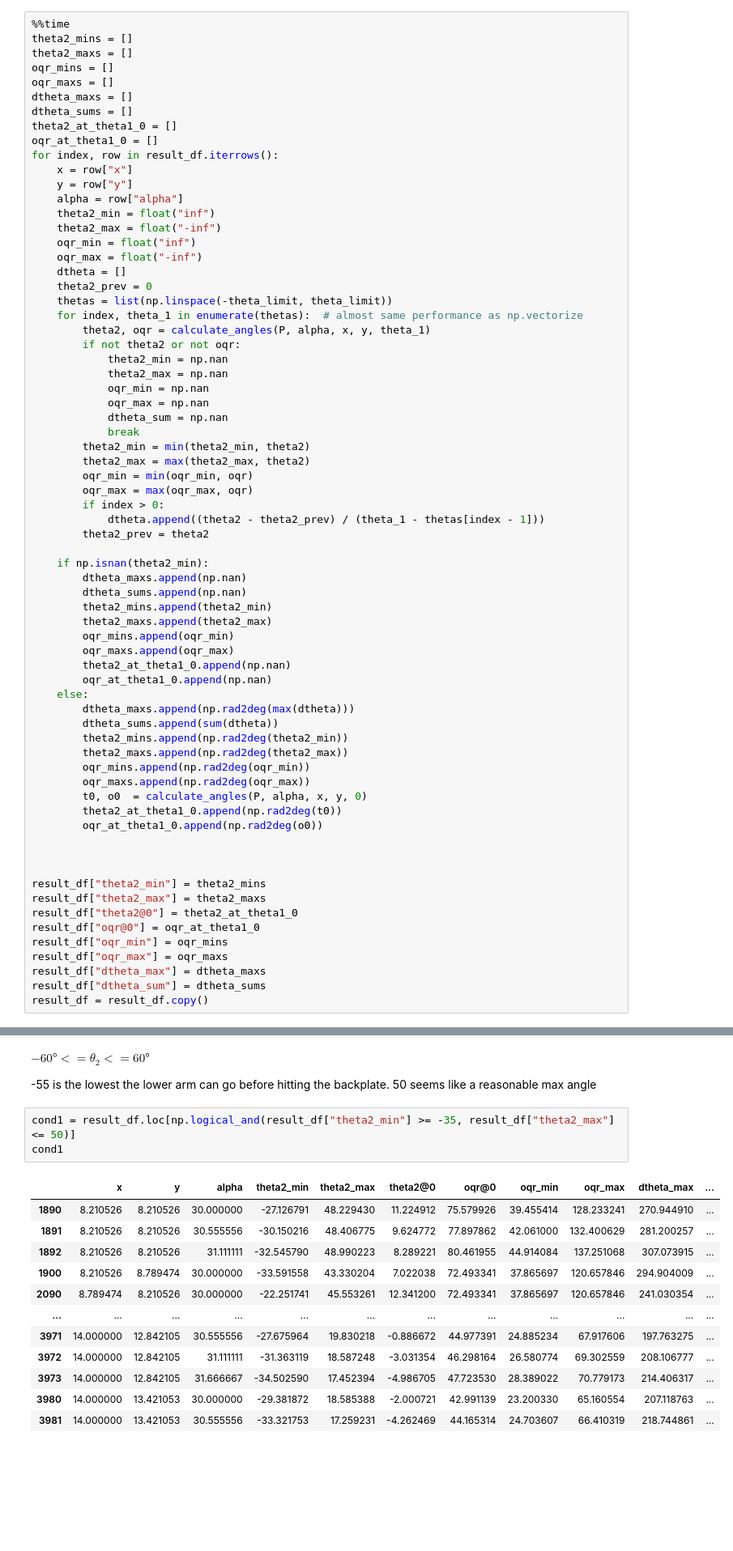
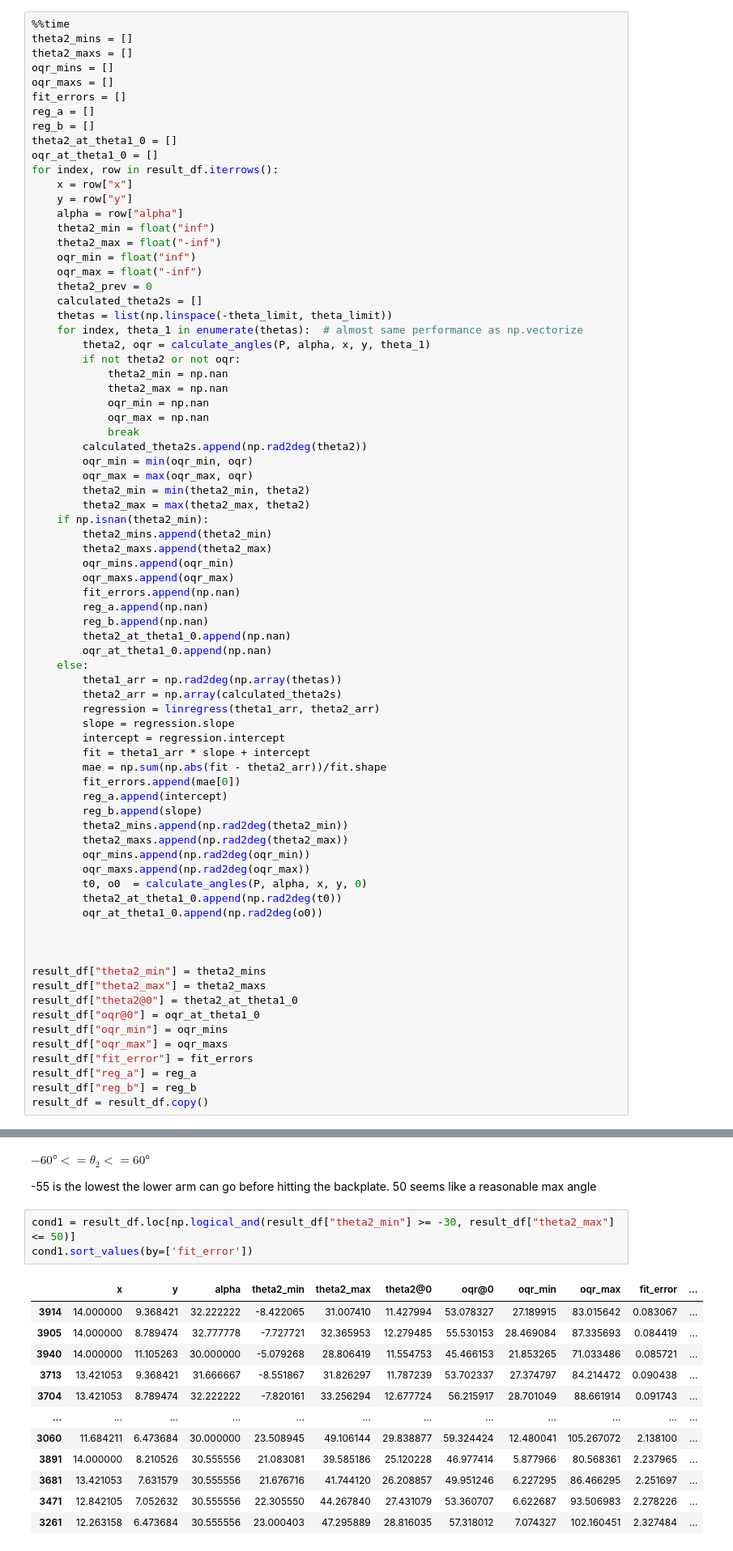
Before and after one commit to Dashadower/SW_IED, a Jupyter notebook: optimal_arm_length.ipynb, the cells around one changed output, grey strips where cells are left out. Shown at 81% size. Cells and saved outputs as stored; diff of their text form; blank space fills up the shorter version.

Commit message:
Use linear regression and MAE to determine linearity

```diff
--- a/optimal_arm_length.ipynb
+++ b/optimal_arm_length.ipynb
@@ -88,8 +89,9 @@ theta2_mins = []
 theta2_maxs = []
 oqr_mins = []
 oqr_maxs = []
-dtheta_maxs = []
-dtheta_sums = []
+fit_errors = []
+reg_a = []
+reg_b = []
 theta2_at_theta1_0 = []
 oqr_at_theta1_0 = []
 for index, row in result_df.iterrows():
@@ -100,8 +102,8 @@ for index, row in result_df.iterrows():
     theta2_max = float("-inf")
     oqr_min = float("inf")
     oqr_max = float("-inf")
-    dtheta = []
     theta2_prev = 0
+    calculated_theta2s = []
     thetas = list(np.linspace(-theta_limit, theta_limit))
     for index, theta_1 in enumerate(thetas):  # almost same performance as np.vectorize
         theta2, oqr = calculate_angles(P, alpha, x, y, theta_1)
@@ -110,28 +112,33 @@ for index, row in result_df.iterrows():
             theta2_max = np.nan
             oqr_min = np.nan
             oqr_max = np.nan
-            dtheta_sum = np.nan
             break
+        calculated_theta2s.append(np.rad2deg(theta2))
+        oqr_min = min(oqr_min, oqr)
+        oqr_max = max(oqr_max, oqr)
         theta2_min = min(theta2_min, theta2)
         theta2_max = max(theta2_max, theta2)
-        oqr_min = min(oqr_min, oqr)
-        oqr_max = max(oqr_max, oqr)
-        if index > 0:
-            dtheta.append((theta2 - theta2_prev) / (theta_1 - thetas[index - 1]))
-        theta2_prev = theta2
-
     if np.isnan(theta2_min):
-        dtheta_maxs.append(np.nan)
-        dtheta_sums.append(np.nan)
         theta2_mins.append(theta2_min)
         theta2_maxs.append(theta2_max)
         oqr_mins.append(oqr_min)
         oqr_maxs.append(oqr_max)
+        fit_errors.append(np.nan)
+        reg_a.append(np.nan)
+        reg_b.append(np.nan)
         theta2_at_theta1_0.append(np.nan)
         oqr_at_theta1_0.append(np.nan)
     else:
-        dtheta_maxs.append(np.rad2deg(max(dtheta)))
-        dtheta_sums.append(sum(dtheta))
+        theta1_arr = np.rad2deg(np.array(thetas))
+        theta2_arr = np.array(calculated_theta2s)
+        regression = linregress(theta1_arr, theta2_arr)
+        slope = regression.slope
+        intercept = regression.intercept
+        fit = theta1_arr * slope + intercept
+        mae = np.sum(np.abs(fit - theta2_arr))/fit.shape
+        fit_errors.append(mae[0])
+        reg_a.append(intercept)
+        reg_b.append(slope)
         theta2_mins.append(np.rad2deg(theta2_min))
         theta2_maxs.append(np.rad2deg(theta2_max))
         oqr_mins.append(np.rad2deg(oqr_min))
@@ -148,7 +155,8 @@ result_df["theta2@0"] = theta2_at_theta1_0
 result_df["oqr@0"] = oqr_at_theta1_0
 result_df["oqr_min"] = oqr_mins
 result_df["oqr_max"] = oqr_maxs
-result_df["dtheta_max"] = dtheta_maxs
-result_df["dtheta_sum"] = dtheta_sums
+result_df["fit_error"] = fit_errors
+result_df["reg_a"] = reg_a
+result_df["reg_b"] = reg_b
 result_df = result_df.copy()
 # %% [output]
@@ -178,18 +186,18 @@ $-60° <= \theta_2 <= 60°$
 
 -55 is the lowest the lower arm can go before hitting the backplate. 50 seems like a reasonable max angle
 # %%
-cond1 = result_df.loc[np.logical_and(result_df["theta2_min"] >= -35, result_df["theta2_max"] <= 50)]
-cond1
+cond1 = result_df.loc[np.logical_and(result_df["theta2_min"] >= -30, result_df["theta2_max"] <= 50)]
+cond1.sort_values(by=['fit_error'])
 # %% [output]
-|  | x | y | alpha | theta2_min | theta2_max | theta2@0 | oqr@0 | oqr_min | oqr_max | dtheta_max | ... |
-| 1890 | 8.210526 | 8.210526 | 30.000000 | -27.126791 | 48.229430 | 11.224912 | 75.579926 | 39.455414 | 128.233241 | 270.944910 | ... |
-| 1891 | 8.210526 | 8.210526 | 30.555556 | -30.150216 | 48.406775 | 9.624772 | 77.897862 | 42.061000 | 132.400629 | 281.200257 | ... |
-| 1892 | 8.210526 | 8.210526 | 31.111111 | -32.545790 | 48.990223 | 8.289221 | 80.461955 | 44.914084 | 137.251068 | 307.073915 | ... |
-| 1900 | 8.210526 | 8.789474 | 30.000000 | -33.591558 | 43.330204 | 7.022038 | 72.493341 | 37.865697 | 120.657846 | 294.904009 | ... |
-| 2090 | 8.789474 | 8.210526 | 30.000000 | -22.251741 | 45.553261 | 12.341200 | 72.493341 | 37.865697 | 120.657846 | 241.030354 | ... |
+|  | x | y | alpha | theta2_min | theta2_max | theta2@0 | oqr@0 | oqr_min | oqr_max | fit_error | ... |
+| 3914 | 14.000000 | 9.368421 | 32.222222 | -8.422065 | 31.007410 | 11.427994 | 53.078327 | 27.189915 | 83.015642 | 0.083067 | ... |
+| 3905 | 14.000000 | 8.789474 | 32.777778 | -7.727721 | 32.365953 | 12.279485 | 55.530153 | 28.469084 | 87.335693 | 0.084419 | ... |
+| 3940 | 14.000000 | 11.105263 | 30.000000 | -5.079268 | 28.806419 | 11.554753 | 45.466153 | 21.853265 | 71.033486 | 0.085721 | ... |
+| 3713 | 13.421053 | 9.368421 | 31.666667 | -8.551867 | 31.826297 | 11.787239 | 53.702337 | 27.374797 | 84.214472 | 0.090438 | ... |
+| 3704 | 13.421053 | 8.789474 | 32.222222 | -7.820161 | 33.256294 | 12.677724 | 56.215917 | 28.701049 | 88.661914 | 0.091743 | ... |
 | ... | ... | ... | ... | ... | ... | ... | ... | ... | ... | ... | ... |
-| 3971 | 14.000000 | 12.842105 | 30.555556 | -27.675964 | 19.830218 | -0.886672 | 44.977391 | 24.885234 | 67.917606 | 197.763275 | ... |
-| 3972 | 14.000000 | 12.842105 | 31.111111 | -31.363119 | 18.587248 | -3.031354 | 46.298164 | 26.580774 | 69.302559 | 208.106777 | ... |
-| 3973 | 14.000000 | 12.842105 | 31.666667 | -34.502590 | 17.452394 | -4.986705 | 47.723530 | 28.389022 | 70.779173 | 214.406317 | ... |
-| 3980 | 14.000000 | 13.421053 | 30.000000 | -29.381872 | 18.585388 | -2.000721 | 42.991139 | 23.200330 | 65.160554 | 207.118763 | ... |
-| 3981 | 14.000000 | 13.421053 | 30.555556 | -33.321753 | 17.259231 | -4.262469 | 44.165314 | 24.703607 | 66.410319 | 218.744861 | ... |
+| 3060 | 11.684211 | 6.473684 | 30.000000 | 23.508945 | 49.106144 | 29.838877 | 59.324424 | 12.480041 | 105.267072 | 2.138100 | ... |
+| 3891 | 14.000000 | 8.210526 | 30.555556 | 21.083081 | 39.585186 | 25.120228 | 46.977414 | 5.877966 | 80.568361 | 2.237965 | ... |
+| 3681 | 13.421053 | 7.631579 | 30.555556 | 21.676716 | 41.744120 | 26.208857 | 49.951246 | 6.227295 | 86.466295 | 2.251697 | ... |
+| 3471 | 12.842105 | 7.052632 | 30.555556 | 22.305550 | 44.267840 | 27.431079 | 53.360707 | 6.622687 | 93.506983 | 2.278226 | ... |
+| 3261 | 12.263158 | 6.473684 | 30.555556 | 23.000403 | 47.295889 | 28.816035 | 57.318012 | 7.074327 | 102.160451 | 2.327484 | ... |
```
Also changed, not shown: parts of 8 cells of this notebook.
